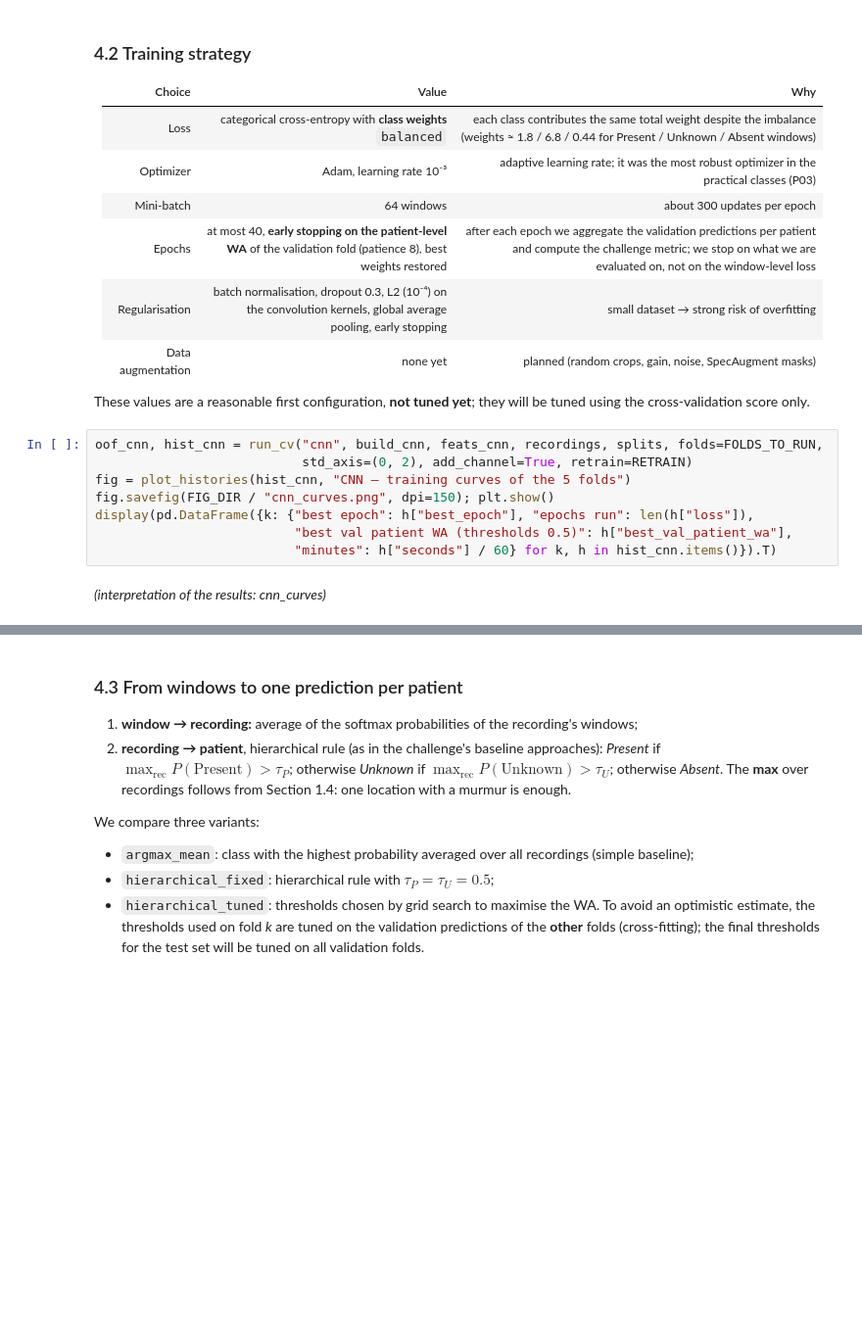
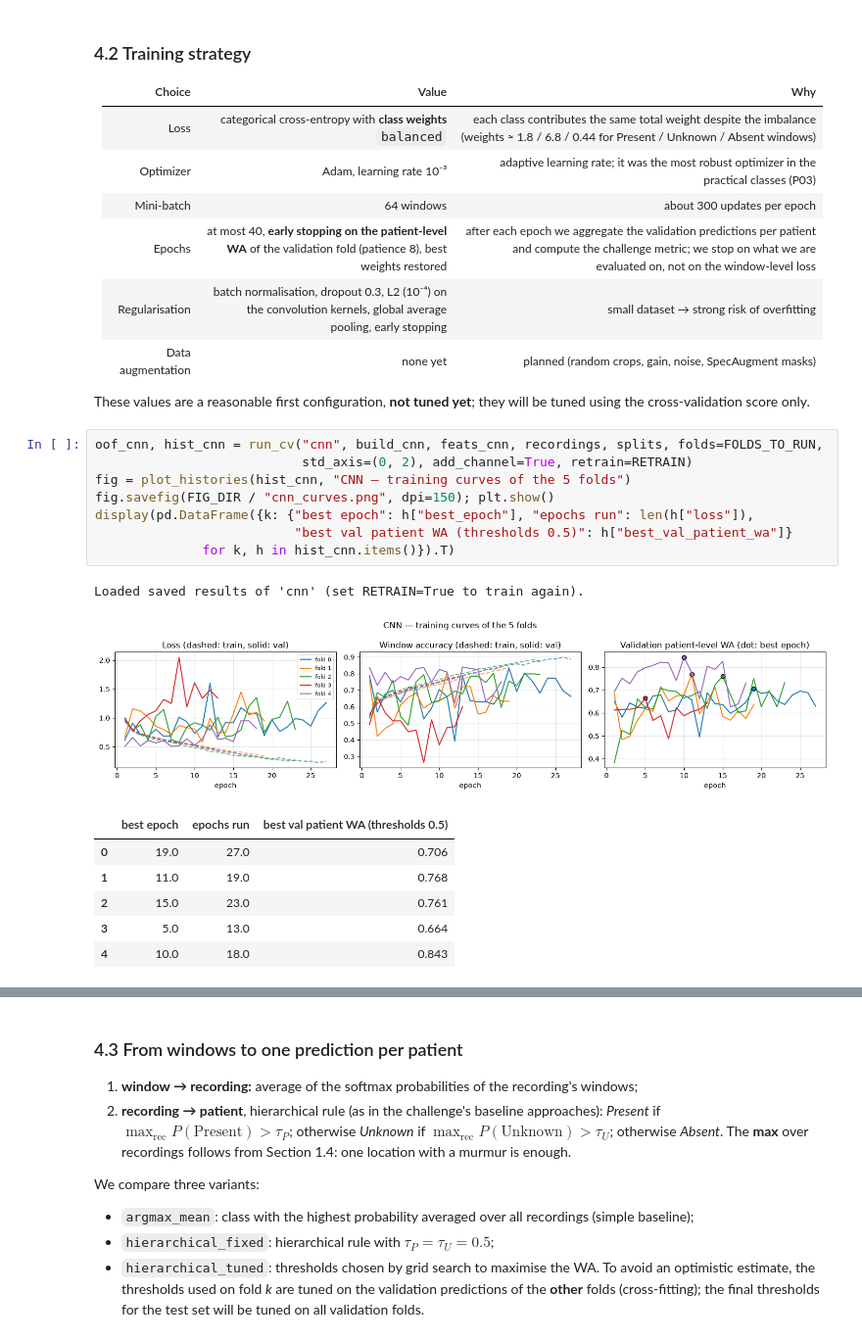
Before and after one commit to rodrigoilde/fcup-ml2, a Jupyter notebook: main.ipynb, the cells around one changed output, grey strips where cells are left out. Shown at 98% size. Saved outputs shown, nothing was run; the diff lists cells and outputs as text; blank space fills up the shorter version.

```diff
--- a/main.ipynb
+++ b/main.ipynb
@@ -333,10 +428,17 @@ These values are a reasonable first configuration, **not tuned yet**; they will
 # %%
 oof_cnn, hist_cnn = run_cv("cnn", build_cnn, feats_cnn, recordings, splits, folds=FOLDS_TO_RUN,
                            std_axis=(0, 2), add_channel=True, retrain=RETRAIN)
 fig = plot_histories(hist_cnn, "CNN — training curves of the 5 folds")
 fig.savefig(FIG_DIR / "cnn_curves.png", dpi=150); plt.show()
 display(pd.DataFrame({k: {"best epoch": h["best_epoch"], "epochs run": len(h["loss"]),
-                          "best val patient WA (thresholds 0.5)": h["best_val_patient_wa"],
-                          "minutes": h["seconds"] / 60} for k, h in hist_cnn.items()}).T)
+                          "best val patient WA (thresholds 0.5)": h["best_val_patient_wa"]}
+              for k, h in hist_cnn.items()}).T)
+# %% [output]
+Loaded saved results of 'cnn' (set RETRAIN=True to train again).
+[figure, added]
+|  | best epoch | epochs run | best val patient WA (thresholds 0.5) |
+| 0 | 19.0 | 27.0 | 0.706 |
+| 1 | 11.0 | 19.0 | 0.768 |
+| 2 | 15.0 | 23.0 | 0.761 |
+| 3 | 5.0 | 13.0 | 0.664 |
+| 4 | 10.0 | 18.0 | 0.843 |
-# %% [markdown]
-*(interpretation of the results: cnn_curves)*
```
Also changed, not shown: parts of 37 cells of this notebook, 38 other files.
